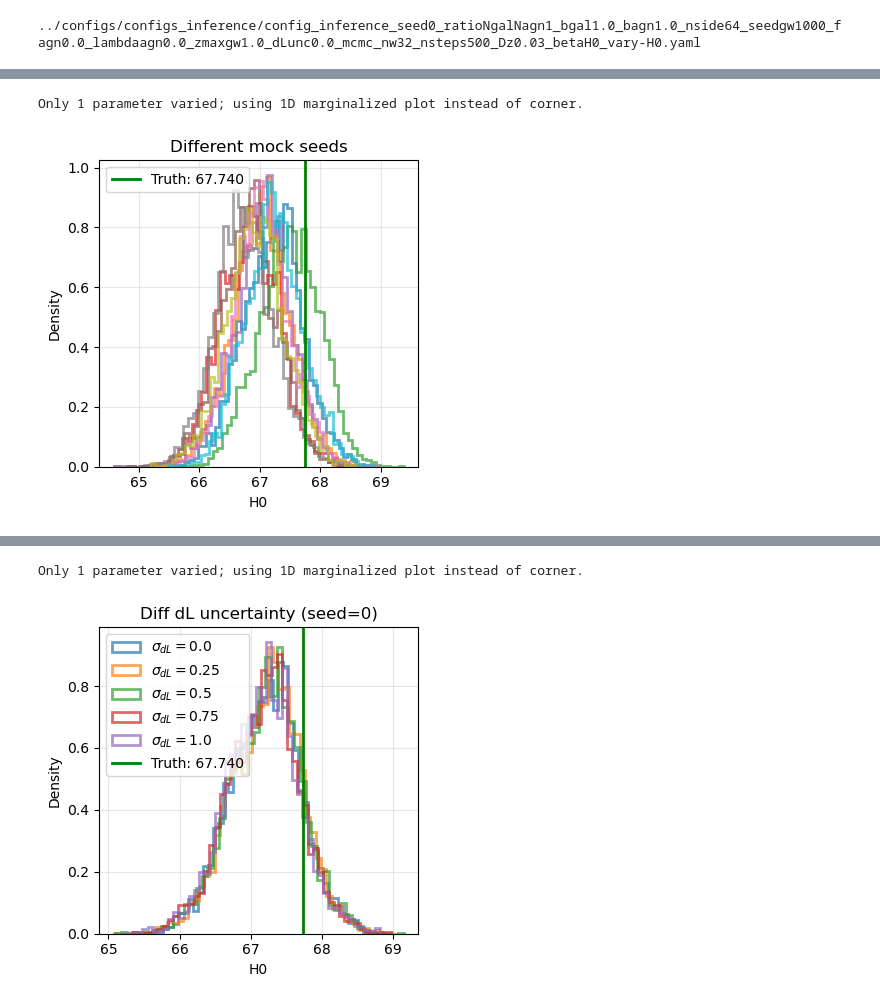
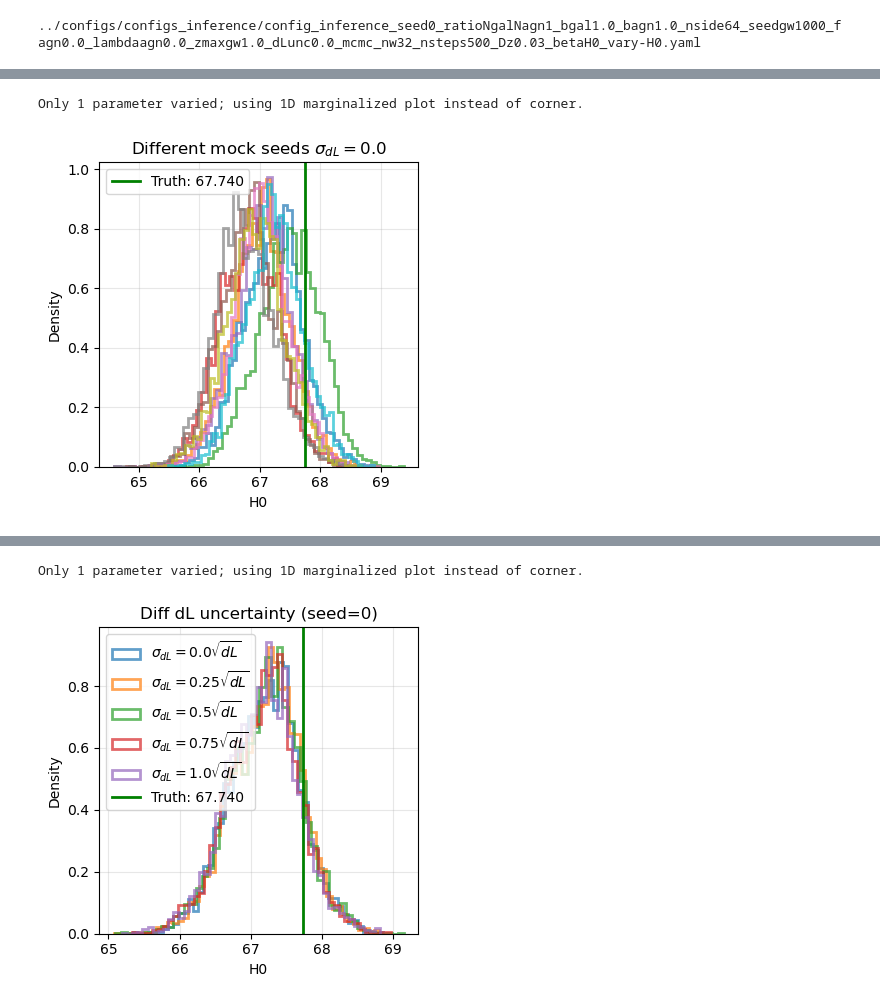
Before and after one commit to kstoreyf/gws-agn, a Jupyter notebook: notebooks/2026-05-05_mcmc_checks.ipynb, the cells around one changed output, grey strips where cells are left out. Cells and saved outputs as stored; diff of their text form; code cells hidden in the pictures.

```diff
--- a/notebooks/2026-05-05_mcmc_checks.ipynb
+++ b/notebooks/2026-05-05_mcmc_checks.ipynb
@@ -56,10 +56,10 @@ Loading inference results from ../results/inference/inference_results_seed7_rati
 Loading inference results from ../results/inference/inference_results_seed8_ratioNgalNagn1_bgal1.0_bagn1.0_nside64_seedgw1008_fagn0.0_lambdaagn0.0_zmaxgw1.0_dLunc0.0_mcmc_nw32_nsteps500_Dz0.03_betaH0_ ...
 Loading inference results from ../results/inference/inference_results_seed9_ratioNgalNagn1_bgal1.0_bagn1.0_nside64_seedgw1009_fagn0.0_lambdaagn0.0_zmaxgw1.0_dLunc0.0_mcmc_nw32_nsteps500_Dz0.03_betaH0_ ...
 # %%
-plotter.plot_mcmc_contours(mcmc_data_arr, title="Different mock seeds")
+plotter.plot_mcmc_contours(mcmc_data_arr, title=r"Different mock seeds $\sigma_{{dL}} = 0.0$")
 # %% [output]
 Only 1 parameter varied; using 1D marginalized plot instead of corner.
-[figure, old version]
+[figure, new version]
 # %%
 dir_configs = '../configs/configs_inference'
 seed = 0
@@ -80,10 +80,10 @@ Loading inference results from ../results/inference/inference_results_seed0_rati
 Loading inference results from ../results/inference/inference_results_seed0_ratioNgalNagn1_bgal1.0_bagn1.0_nside64_seedgw1000_fagn0.0_lambdaagn0.0_zmaxgw1.0_dLunc0.75_mcmc_nw32_nsteps500_Dz0.03_betaH0 ...
 Loading inference results from ../results/inference/inference_results_seed0_ratioNgalNagn1_bgal1.0_bagn1.0_nside64_seedgw1000_fagn0.0_lambdaagn0.0_zmaxgw1.0_dLunc1.0_mcmc_nw32_nsteps500_Dz0.03_betaH0_ ...
 # %%
-labels = [fr"$\sigma_{{dL}} = {dLunc}$" for dLunc in dLunc_arr]
+labels = [fr"$\sigma_{{dL}} = {dLunc} \sqrt{{dL}}$" for dLunc in dLunc_arr]
 plotter.plot_mcmc_contours(mcmc_data_arr,
                           title=f"Diff dL uncertainty (seed={seed})",
                           labels=labels)
 # %% [output]
 Only 1 parameter varied; using 1D marginalized plot instead of corner.
-[figure, old version]
+[figure, new version]
```
Also changed, not shown: parts of 2 cells of this notebook, 13 other files.
